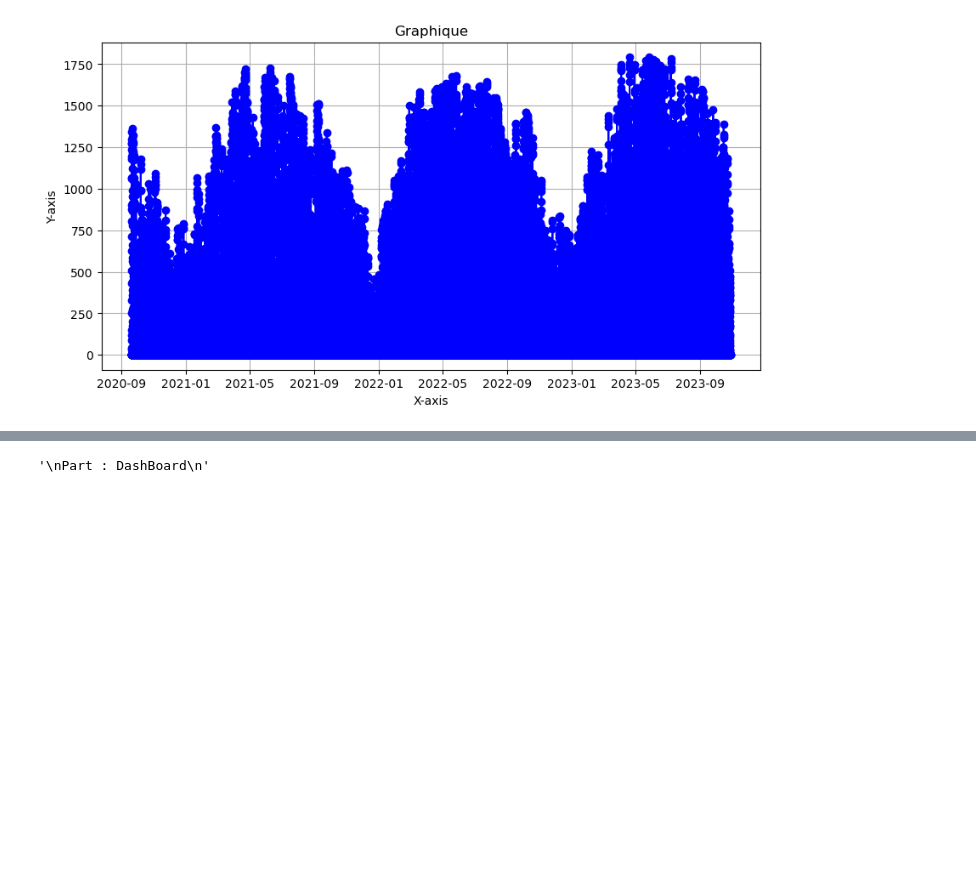
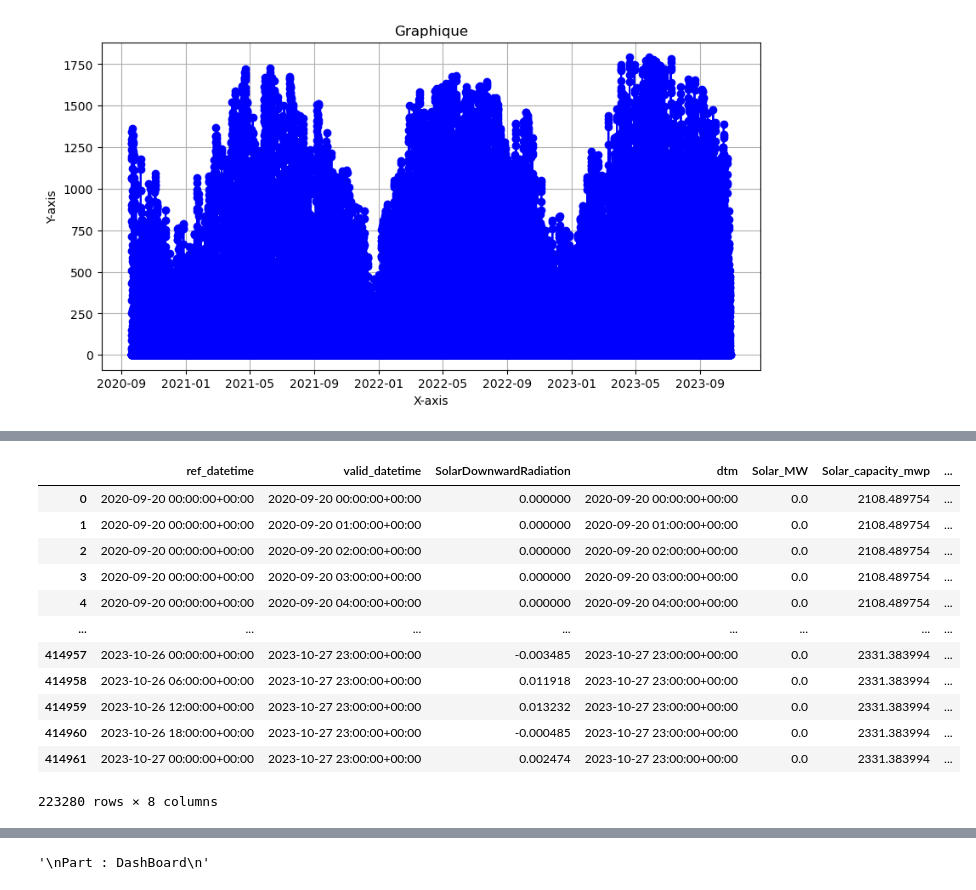
Before and after one commit to znaatcher/ProjectDatascience, a Jupyter notebook: project.ipynb, the cells around one changed output, grey strips where cells are left out. Drawn from its saved outputs; the diff is of its cells as text; code cells hidden in the pictures; blank space fills up the shorter version.

```diff
--- a/project.ipynb
+++ b/project.ipynb
@@ -168,3 +246,19 @@ Part : NC files
+# %%
+modelling_table
+# %% [output]
+|  | ref_datetime | valid_datetime | SolarDownwardRadiation | dtm | Solar_MW | Solar_capacity_mwp | ... |
+| 0 | 2020-09-20 00:00:00+00:00 | 2020-09-20 00:00:00+00:00 | 0.000000 | 2020-09-20 00:00:00+00:00 | 0.0 | 2108.489754 | ... |
+| 1 | 2020-09-20 00:00:00+00:00 | 2020-09-20 01:00:00+00:00 | 0.000000 | 2020-09-20 01:00:00+00:00 | 0.0 | 2108.489754 | ... |
+| 2 | 2020-09-20 00:00:00+00:00 | 2020-09-20 02:00:00+00:00 | 0.000000 | 2020-09-20 02:00:00+00:00 | 0.0 | 2108.489754 | ... |
+| 3 | 2020-09-20 00:00:00+00:00 | 2020-09-20 03:00:00+00:00 | 0.000000 | 2020-09-20 03:00:00+00:00 | 0.0 | 2108.489754 | ... |
+| 4 | 2020-09-20 00:00:00+00:00 | 2020-09-20 04:00:00+00:00 | 0.000000 | 2020-09-20 04:00:00+00:00 | 0.0 | 2108.489754 | ... |
+| ... | ... | ... | ... | ... | ... | ... | ... |
+| 414957 | 2023-10-26 00:00:00+00:00 | 2023-10-27 23:00:00+00:00 | -0.003485 | 2023-10-27 23:00:00+00:00 | 0.0 | 2331.383994 | ... |
+| 414958 | 2023-10-26 06:00:00+00:00 | 2023-10-27 23:00:00+00:00 | 0.011918 | 2023-10-27 23:00:00+00:00 | 0.0 | 2331.383994 | ... |
+| 414959 | 2023-10-26 12:00:00+00:00 | 2023-10-27 23:00:00+00:00 | 0.013232 | 2023-10-27 23:00:00+00:00 | 0.0 | 2331.383994 | ... |
+| 414960 | 2023-10-26 18:00:00+00:00 | 2023-10-27 23:00:00+00:00 | -0.000485 | 2023-10-27 23:00:00+00:00 | 0.0 | 2331.383994 | ... |
+| 414961 | 2023-10-27 00:00:00+00:00 | 2023-10-27 23:00:00+00:00 | 0.002474 | 2023-10-27 23:00:00+00:00 | 0.0 | 2331.383994 | ... |
+223280 rows × 8 columns
 # %%
 """
 Part : Preprocessing 2 (Selection, creation of interesting features)
```
Also changed, not shown: parts of 17 cells of this notebook.
